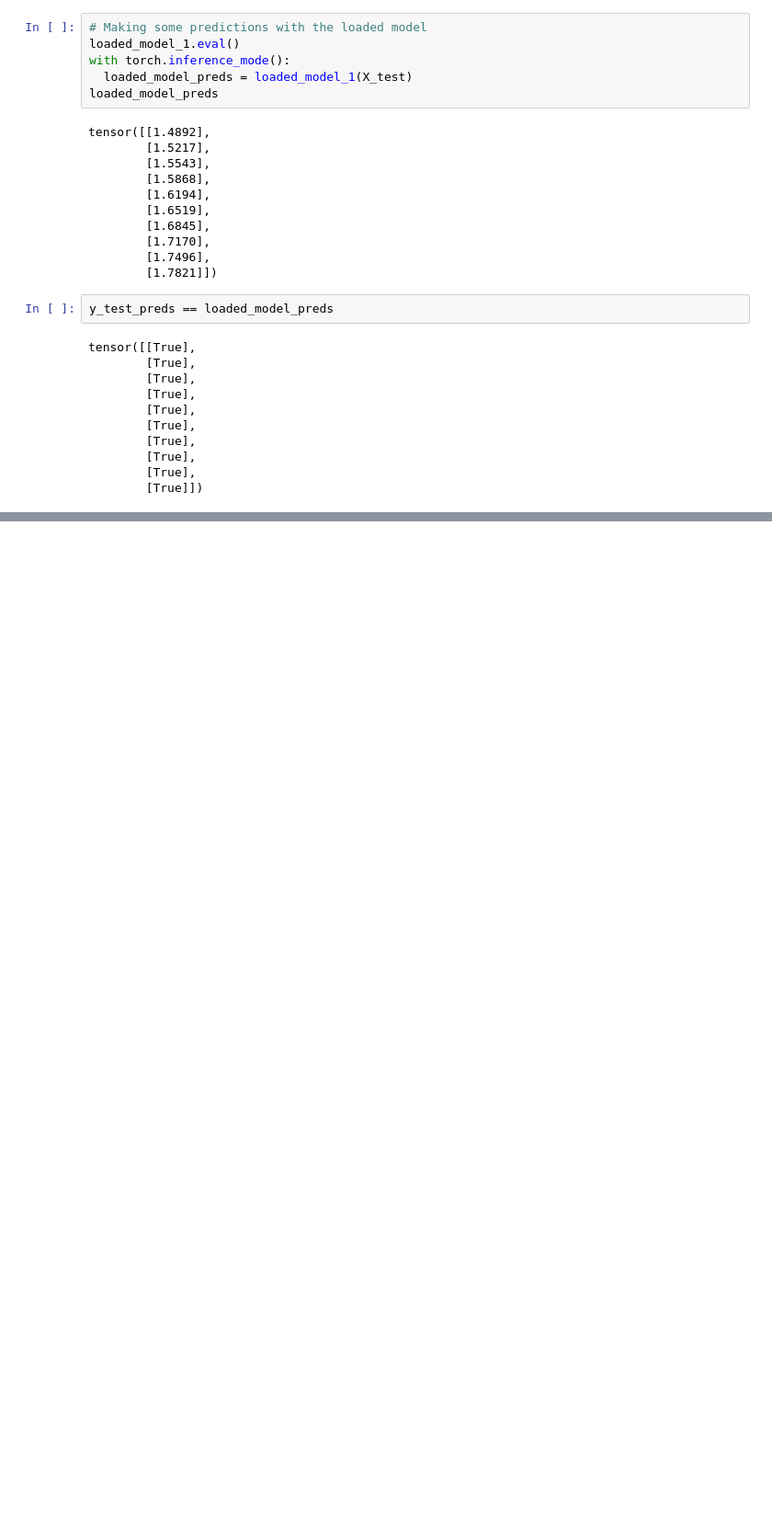
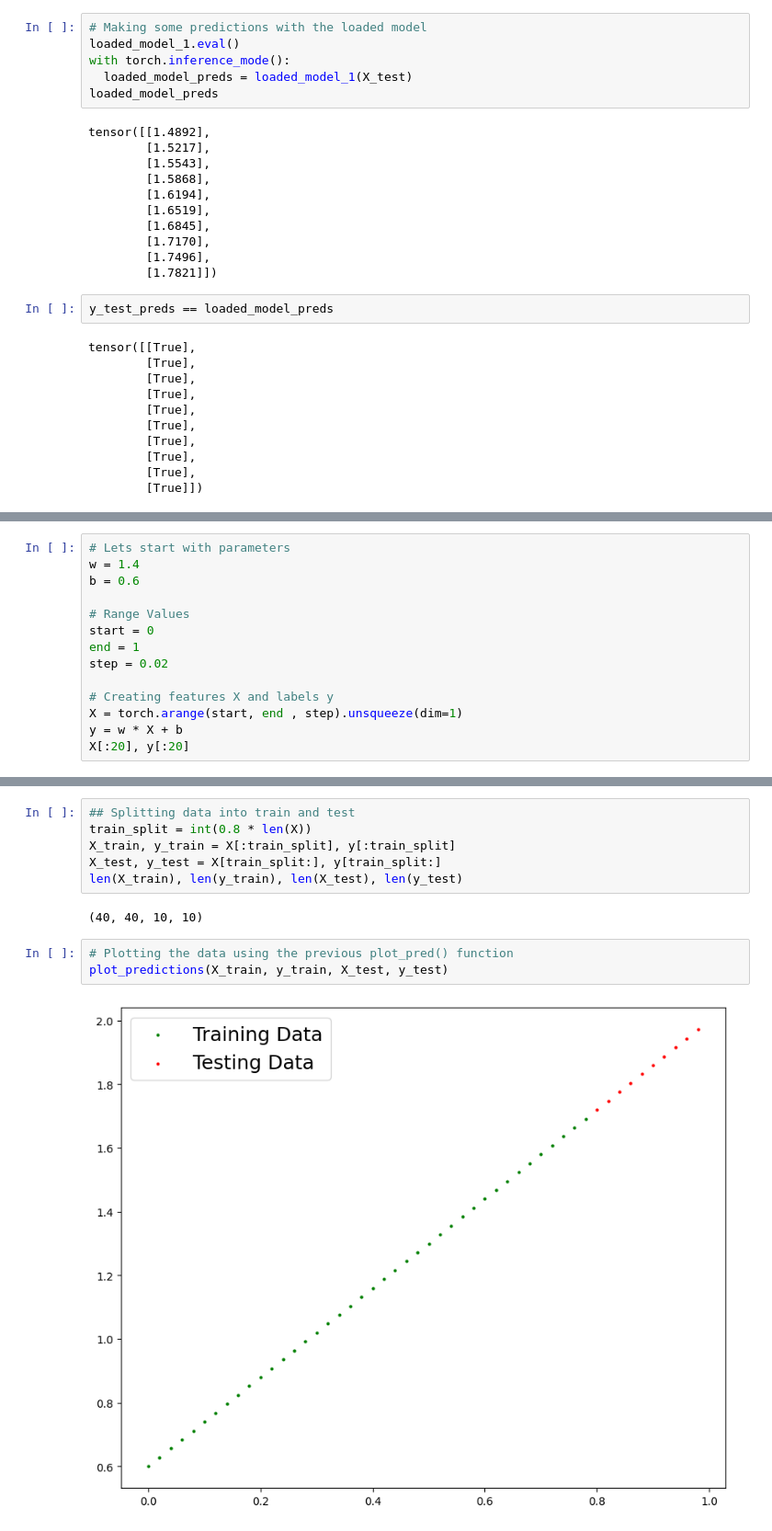
Before and after one commit to Naga-SDonepudi/PyTorch_HandsOn, a Jupyter notebook: 2_Workflow_of_PyTorch.ipynb, the cells around one changed output, grey strips where cells are left out. Shown at 92% size. Drawn from its saved outputs; the diff is of its cells as text; blank space fills up the shorter version.

Commit message:
PyTorch Workflow

```diff
--- a/2_Workflow_of_PyTorch.ipynb
+++ b/2_Workflow_of_PyTorch.ipynb
@@ -375,0 +414,14 @@ tensor([[True],
+# %%
+# Lets start with parameters
+w = 1.4
+b = 0.6
+
+# Range Values
+start = 0
+end = 1
+step = 0.02
+
+# Creating features X and labels y
+X = torch.arange(start, end , step).unsqueeze(dim=1)
+y = w * X + b
+X[:20], y[:20]
@@ -375,0 +446,13 @@ tensor([[True],
+# %%
+## Splitting data into train and test
+train_split = int(0.8 * len(X))
+X_train, y_train = X[:train_split], y[:train_split]
+X_test, y_test = X[train_split:], y[train_split:]
+len(X_train), len(y_train), len(X_test), len(y_test)
+# %% [output]
+(40, 40, 10, 10)
+# %%
+# Plotting the data using the previous plot_pred() function
+plot_predictions(X_train, y_train, X_test, y_test)
+# %% [output]
+[figure, added]
```
Also changed, not shown: parts of 33 cells of this notebook.
